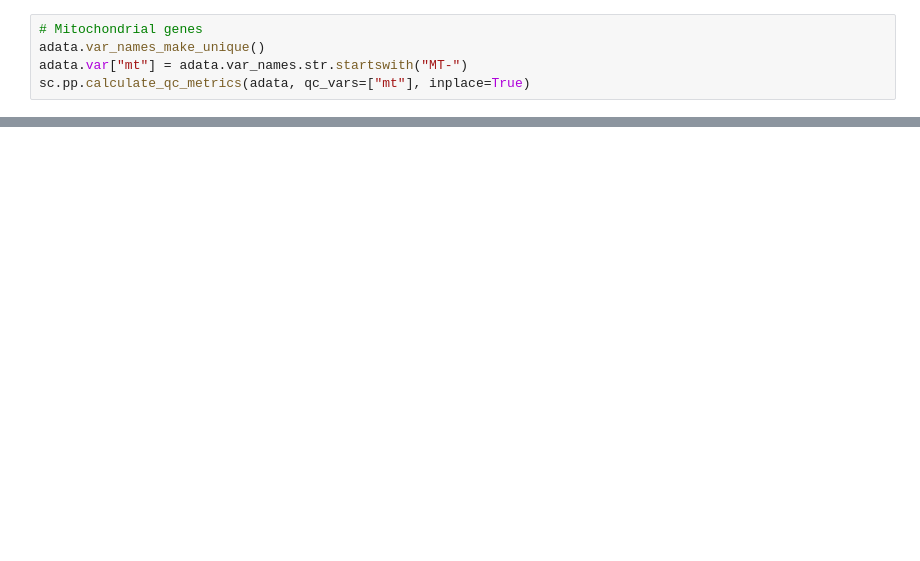
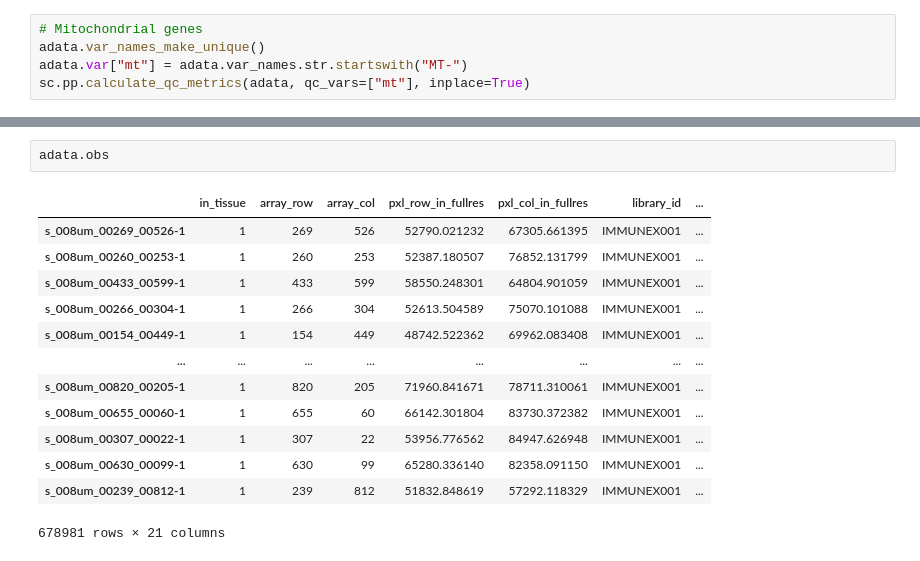
Before and after one commit to InforBio/IMMUNEX, a Jupyter notebook: notebooks/2.bin_analysis/1.8bin_analysis_IMMUNEX001.ipynb, the cells around one changed output, grey strips where cells are left out. Cells and saved outputs as stored; diff of their text form; blank space fills up the shorter version.

```diff
--- a/notebooks/2.bin_analysis/1.8bin_analysis_IMMUNEX001.ipynb
+++ b/notebooks/2.bin_analysis/1.8bin_analysis_IMMUNEX001.ipynb
@@ -144,3 +201,19 @@ sc.pl.violin(adata, ['n_genes_by_counts', 'total_counts', 'pct_counts_mt'], jitt
+# %%
+adata.obs
+# %% [output]
+|  | in_tissue | array_row | array_col | pxl_row_in_fullres | pxl_col_in_fullres | library_id | ... |
+| s_008um_00269_00526-1 | 1 | 269 | 526 | 52790.021232 | 67305.661395 | IMMUNEX001 | ... |
+| s_008um_00260_00253-1 | 1 | 260 | 253 | 52387.180507 | 76852.131799 | IMMUNEX001 | ... |
+| s_008um_00433_00599-1 | 1 | 433 | 599 | 58550.248301 | 64804.901059 | IMMUNEX001 | ... |
+| s_008um_00266_00304-1 | 1 | 266 | 304 | 52613.504589 | 75070.101088 | IMMUNEX001 | ... |
+| s_008um_00154_00449-1 | 1 | 154 | 449 | 48742.522362 | 69962.083408 | IMMUNEX001 | ... |
+| ... | ... | ... | ... | ... | ... | ... | ... |
+| s_008um_00820_00205-1 | 1 | 820 | 205 | 71960.841671 | 78711.310061 | IMMUNEX001 | ... |
+| s_008um_00655_00060-1 | 1 | 655 | 60 | 66142.301804 | 83730.372382 | IMMUNEX001 | ... |
+| s_008um_00307_00022-1 | 1 | 307 | 22 | 53956.776562 | 84947.626948 | IMMUNEX001 | ... |
+| s_008um_00630_00099-1 | 1 | 630 | 99 | 65280.336140 | 82358.091150 | IMMUNEX001 | ... |
+| s_008um_00239_00812-1 | 1 | 239 | 812 | 51832.848619 | 57292.118329 | IMMUNEX001 | ... |
+678981 rows × 21 columns
 # %%
 # sc.pl.spatial(
 #     adata,
```
Also changed, not shown: parts of 22 cells of this notebook, 8 other files.
